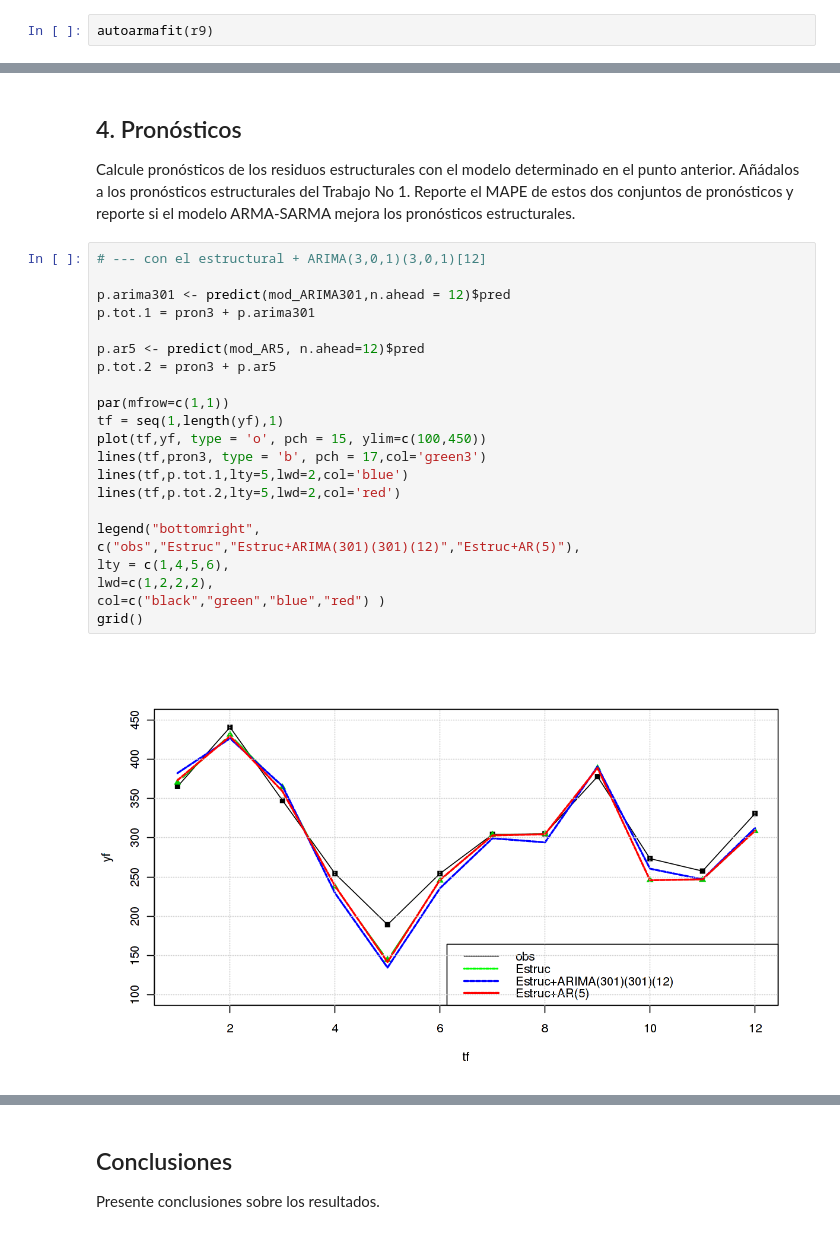
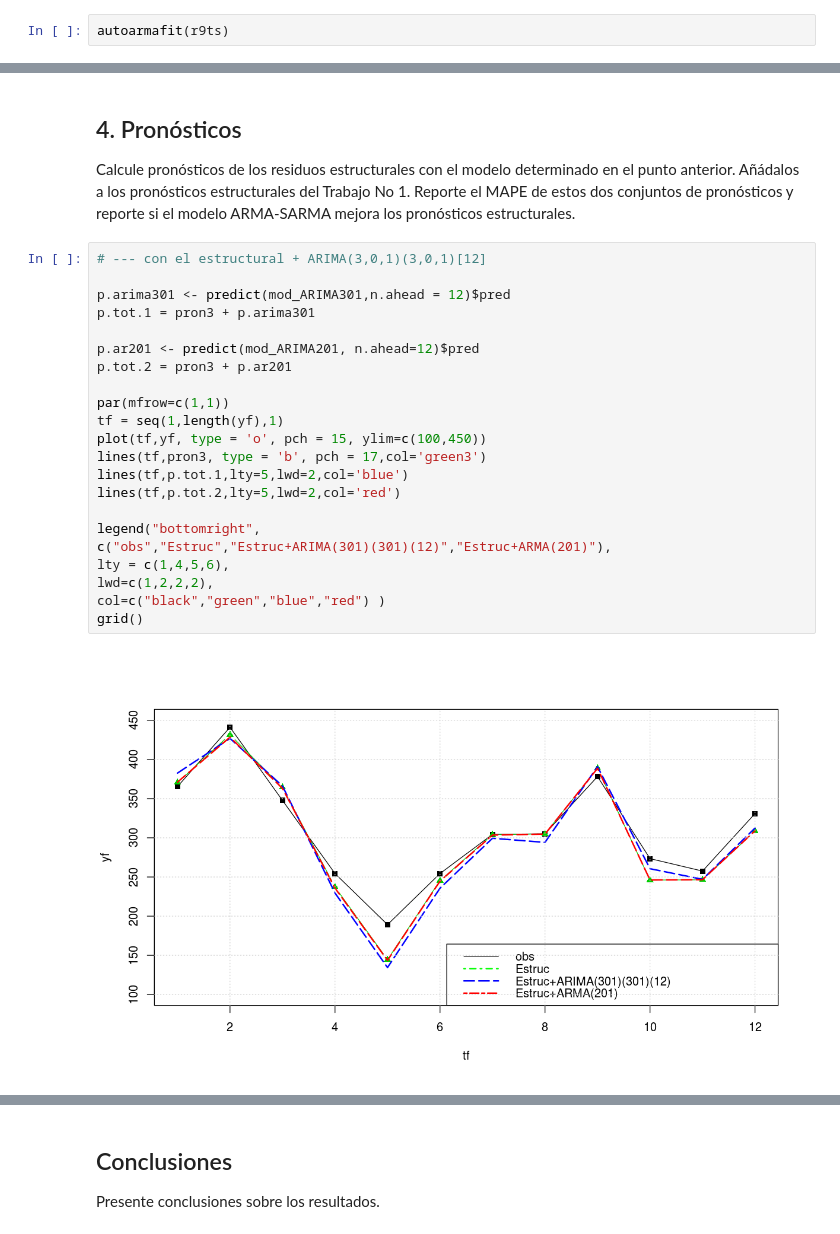
Before and after one commit to davidrivera62/Trabajo2, a Jupyter notebook: Trabajo 2.ipynb, the cells around one changed output, grey strips where cells are left out. Saved outputs shown, nothing was run; the diff lists cells and outputs as text.

```diff
--- a/Trabajo 2.ipynb
+++ b/Trabajo 2.ipynb
@@ -336,7 +313,7 @@ Con la funcion de Autoarima, y parametrizaciones $p_{max}$ = 24, $q_{max}$ = 24,
 d ) con autoarmafit. Identifique un posible modelo ARMA-SARMA mediante la
 función autoarmafit() de la librerı́a timsac. Reporte el modelo.
 # %%
-autoarmafit(r9)
+autoarmafit(r9ts)
 # %% [output]
 Case No. 1
 
@@ -484,27 +461,27 @@ ARMA-SARMA mejora los pronósticos estructurales.
 # %%
 # --- con el estructural + ARIMA(3,0,1)(3,0,1)[12]
 
 p.arima301 <- predict(mod_ARIMA301,n.ahead = 12)$pred
 p.tot.1 = pron3 + p.arima301
 
-p.ar5 <- predict(mod_AR5, n.ahead=12)$pred
-p.tot.2 = pron3 + p.ar5
+p.ar201 <- predict(mod_ARIMA201, n.ahead=12)$pred
+p.tot.2 = pron3 + p.ar201
 
 par(mfrow=c(1,1))
 tf = seq(1,length(yf),1)
 plot(tf,yf, type = 'o', pch = 15, ylim=c(100,450))
 lines(tf,pron3, type = 'b', pch = 17,col='green3')
 lines(tf,p.tot.1,lty=5,lwd=2,col='blue')
 lines(tf,p.tot.2,lty=5,lwd=2,col='red')
 
 legend("bottomright",
-c("obs","Estruc","Estruc+ARIMA(301)(301)(12)","Estruc+AR(5)"),
+c("obs","Estruc","Estruc+ARIMA(301)(301)(12)","Estruc+ARMA(201)"),
 lty = c(1,4,5,6),
 lwd=c(1,2,2,2),
 col=c("black","green","blue","red") )
 grid()
 # %% [output]
-[figure, old version]
+[figure, new version]
 # %%
 A=rbind(
 accuracy(ts(pron3,frequency = 12),yf),
```
Also changed, not shown: parts of 13 cells of this notebook.
